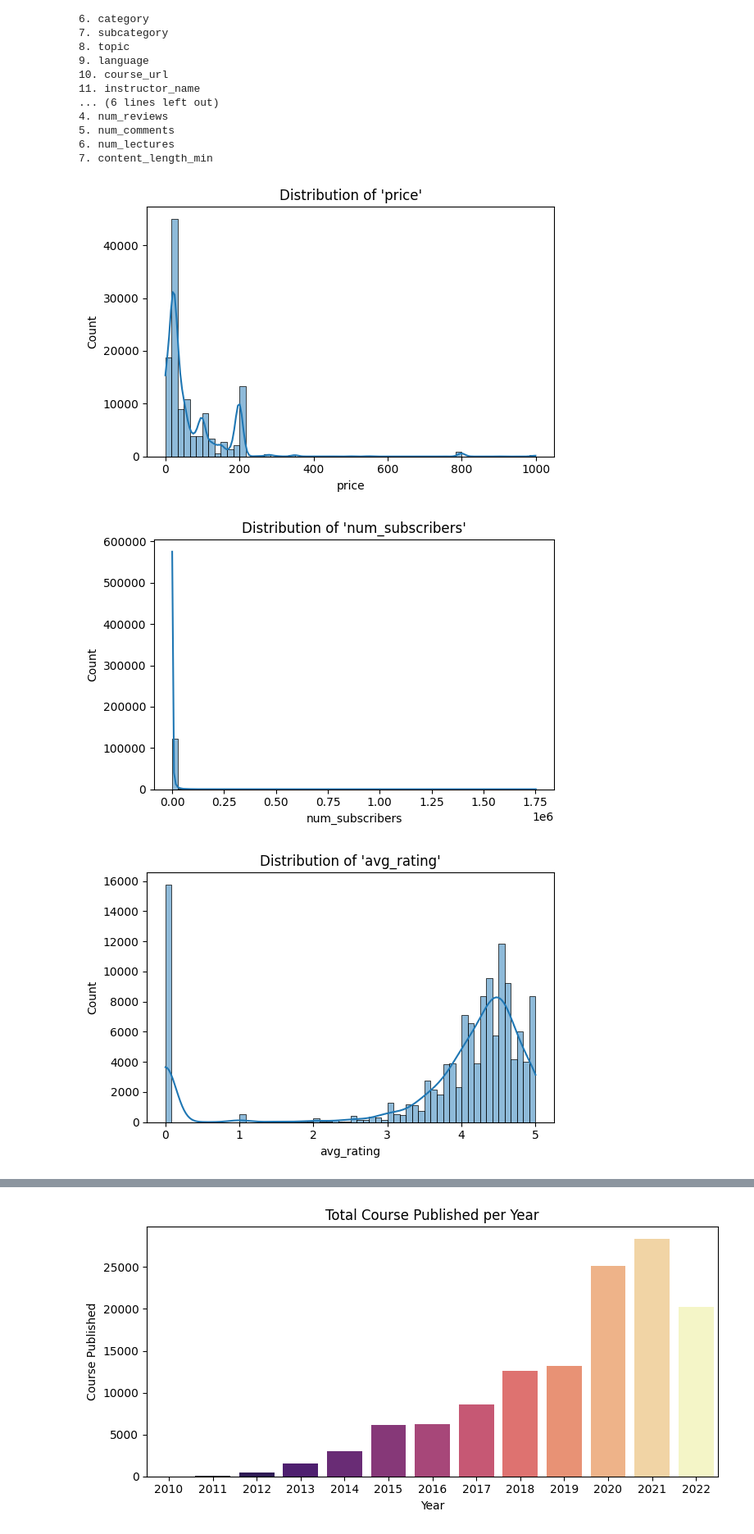
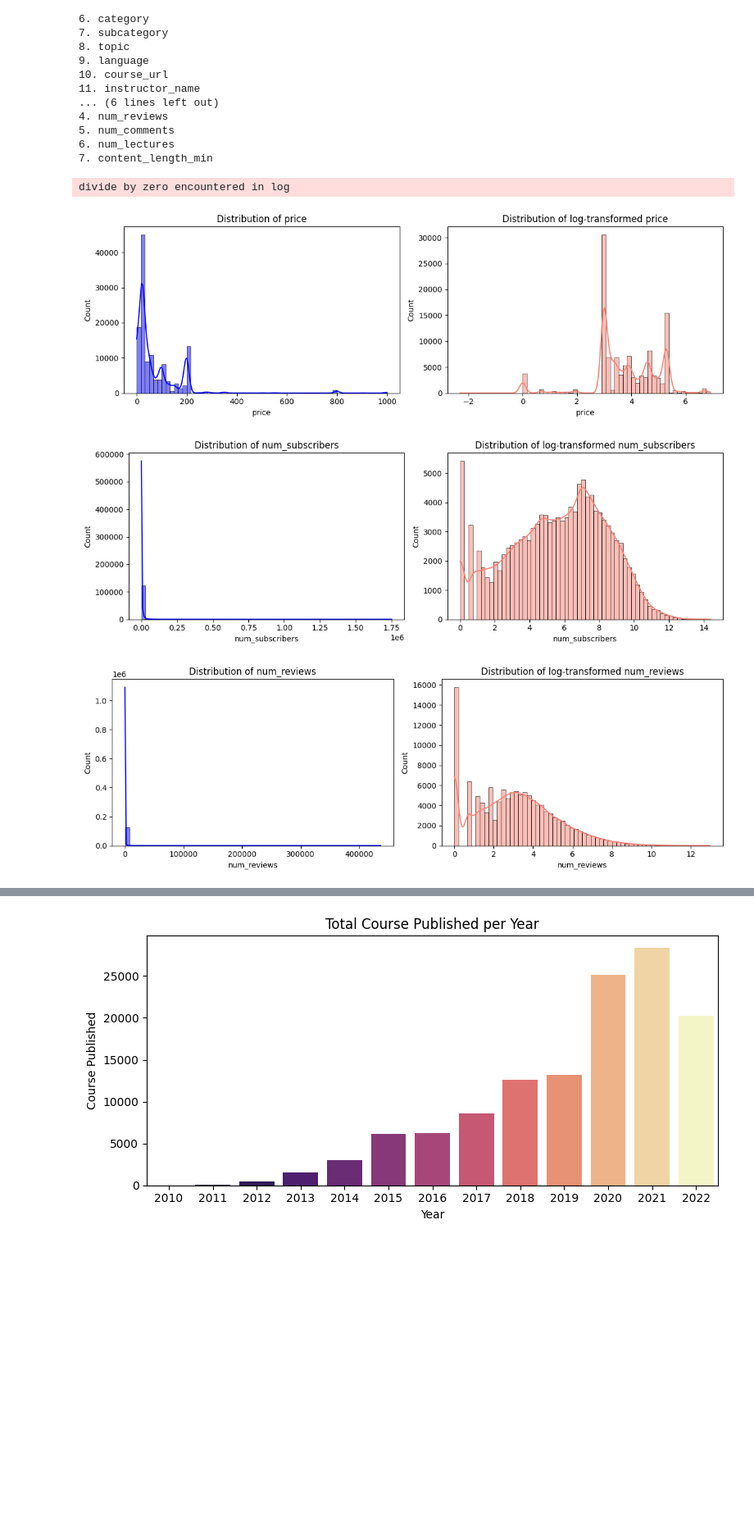
Before and after one commit to MuhammadRhakan/final-project, a Jupyter notebook: Course_Recommendation.ipynb, the cells around one changed output, grey strips where cells are left out. Shown at 82% size. Saved outputs shown, nothing was run; the diff lists cells and outputs as text; code cells hidden in the pictures; blank space fills up the shorter version.

```diff
--- a/Course_Recommendation.ipynb
+++ b/Course_Recommendation.ipynb
@@ -189,22 +192,25 @@ language_distribution(course_no_duplicate, 'language')
 [figure]
 # %%
  #define categorical and numerical attributes
- def attributes(data):
+ def attributes(data, to_move):
   categorical = []
   print(f"Categorical Attributes:")
   for i, cat in enumerate(data.select_dtypes(include = ['object', 'bool']).columns.values):
     categorical.append(cat)
     print(f"{i+1}. {cat}")
+  categorical.append(to_move)
+  print(f"{len(categorical)}. {to_move}")  # manually print it
 
   numerical = []
   print(f"\nNumerical Attributes:")
   for i, num in enumerate(data.select_dtypes(include = 'number').drop(columns='id').columns.values):
-    numerical.append(num)
-    print(f"{i+1}. {num}")
+    if num != to_move:
+      numerical.append(num)
+      print(f"{i+1}. {num}")
 
   return categorical, numerical
 
-categorical, numerical = attributes(course_no_duplicate)
+categorical, numerical = attributes(course_no_duplicate, 'avg_rating')
 # %% [output]
 Categorical Attributes:
 1. title
@@ -226,16 +232,28 @@ Categorical Attributes:
 # %%
 #check distribution with histogram
 def numerical_histogram(data, numeric):
   for i in numeric:
-    plt.figure(figsize=(6,4))
-    sns.histplot(data[i], kde=True, bins=60)
-    plt.title(f'Distribution of \'{i}\'')
+
+    if i =='price':
+      log = np.log(data[i])
+    else:
+      log = np.log1p(data[i])
+
+    plt.figure(figsize=(12,4))
+    plt.subplot(1,2,1)
+    sns.histplot(data[i], kde=True, bins=60, color='blue')
+    plt.title(f'Distribution of {i}')
+
+    plt.subplot(1,2,2)
+    sns.histplot(log, kde=True, bins=60, color='salmon')
+    plt.title(f'Distribution of log-transformed {i}')
 
     plt.tight_layout()
     plt.show()
 
 numerical_histogram(course_no_duplicate, numerical)
 # %% [output]
+divide by zero encountered in log
-[figure, old version]
+[figure, new version]
-[figure, old version]
+[figure, new version]
-[figure, old version]
+[figure, new version]
```
Also changed, not shown: parts of 22 cells of this notebook.
